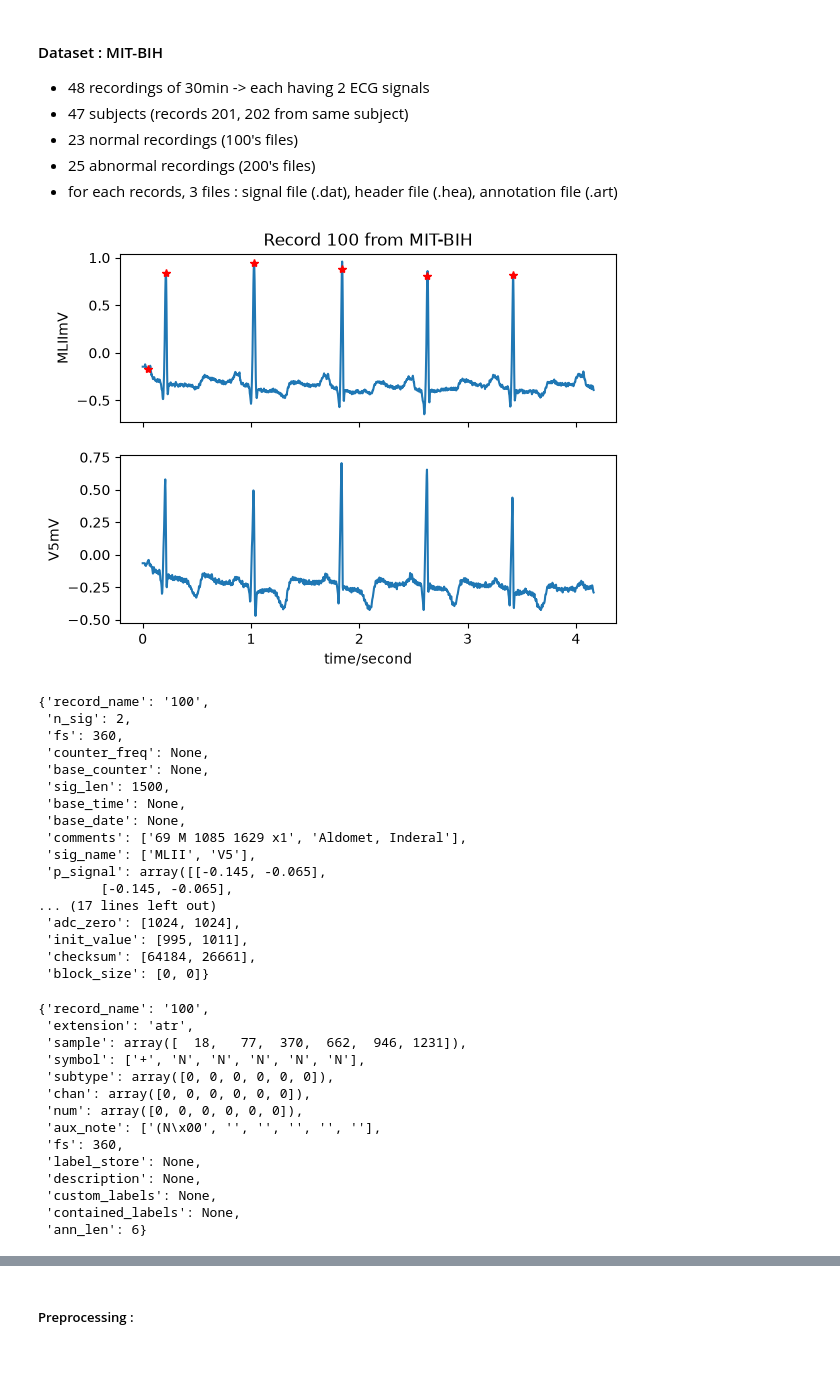
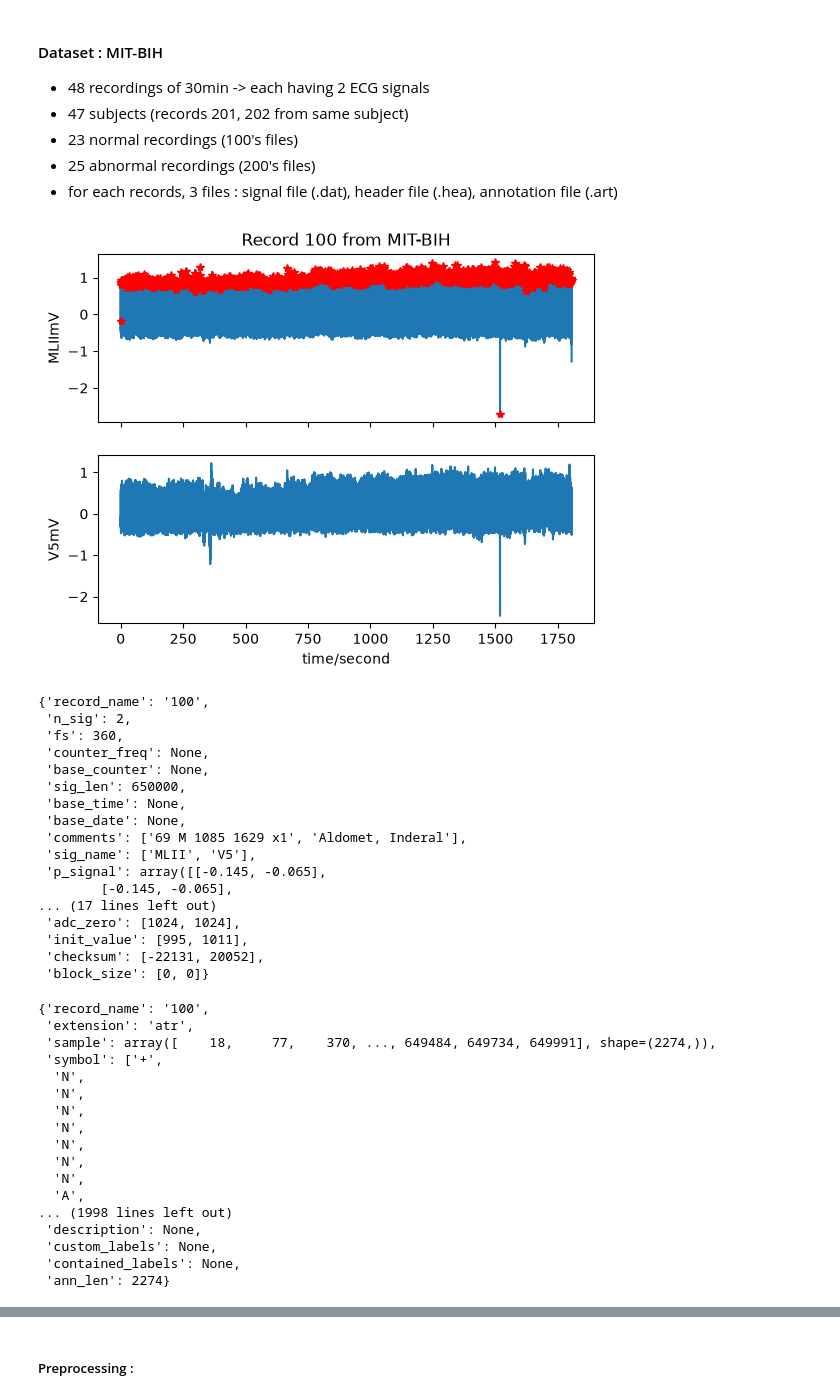
Before and after one commit to sophiadonato/heartbeat-classifier, a Jupyter notebook: heartbeat-classifier.ipynb, the cells around one changed output, grey strips where cells are left out. Saved outputs shown, nothing was run; the diff lists cells and outputs as text; code cells hidden in the pictures; blank space fills up the shorter version.

```diff
--- a/heartbeat-classifier.ipynb
+++ b/heartbeat-classifier.ipynb
@@ -13,20 +15,20 @@ import numpy as np
 - 25 abnormal recordings (200's files)
 - for each records, 3 files : signal file (.dat), header file (.hea), annotation file (.art)
 # %%
-record = wfdb.rdrecord('../../mitbih/100', sampto=1500)
-ann = wfdb.rdann('../../mitbih/100', 'atr', sampto=1500)
+record = wfdb.rdrecord('../../mitbih/100')
+ann = wfdb.rdann('../../mitbih/100', 'atr')
 
 wfdb.plot_wfdb(record=record, annotation=ann, title="Record 100 from MIT-BIH", time_units='seconds')
 display(record.__dict__)
 display(ann.__dict__)
 # %% [output]
-[figure, old version]
+[figure, new version]
 {'record_name': '100',
  'n_sig': 2,
  'fs': 360,
  'counter_freq': None,
  'base_counter': None,
- 'sig_len': 1500,
+ 'sig_len': 650000,
  'base_time': None,
  'base_date': None,
  'comments': ['69 M 1085 1629 x1', 'Aldomet, Inderal'],
@@ -36,20 +38,23 @@ display(ann.__dict__)
 ... (17 lines left out)
  'adc_zero': [1024, 1024],
  'init_value': [995, 1011],
- 'checksum': [64184, 26661],
+ 'checksum': [-22131, 20052],
  'block_size': [0, 0]}
 {'record_name': '100',
  'extension': 'atr',
- 'sample': array([  18,   77,  370,  662,  946, 1231]),
- 'symbol': ['+', 'N', 'N', 'N', 'N', 'N'],
- 'subtype': array([0, 0, 0, 0, 0, 0]),
- 'chan': array([0, 0, 0, 0, 0, 0]),
- 'num': array([0, 0, 0, 0, 0, 0]),
- 'aux_note': ['(N\x00', '', '', '', '', ''],
- 'fs': 360,
- 'label_store': None,
+ 'sample': array([    18,     77,    370, ..., 649484, 649734, 649991], shape=(2274,)),
+ 'symbol': ['+',
+  'N',
+  'N',
+  'N',
+  'N',
+  'N',
+  'N',
+  'N',
+  'A',
+... (1998 lines left out)
  'description': None,
  'custom_labels': None,
  'contained_labels': None,
- 'ann_len': 6}
+ 'ann_len': 2274}
 # %% [markdown]
```
Also changed, not shown: parts of 12 cells of this notebook.
